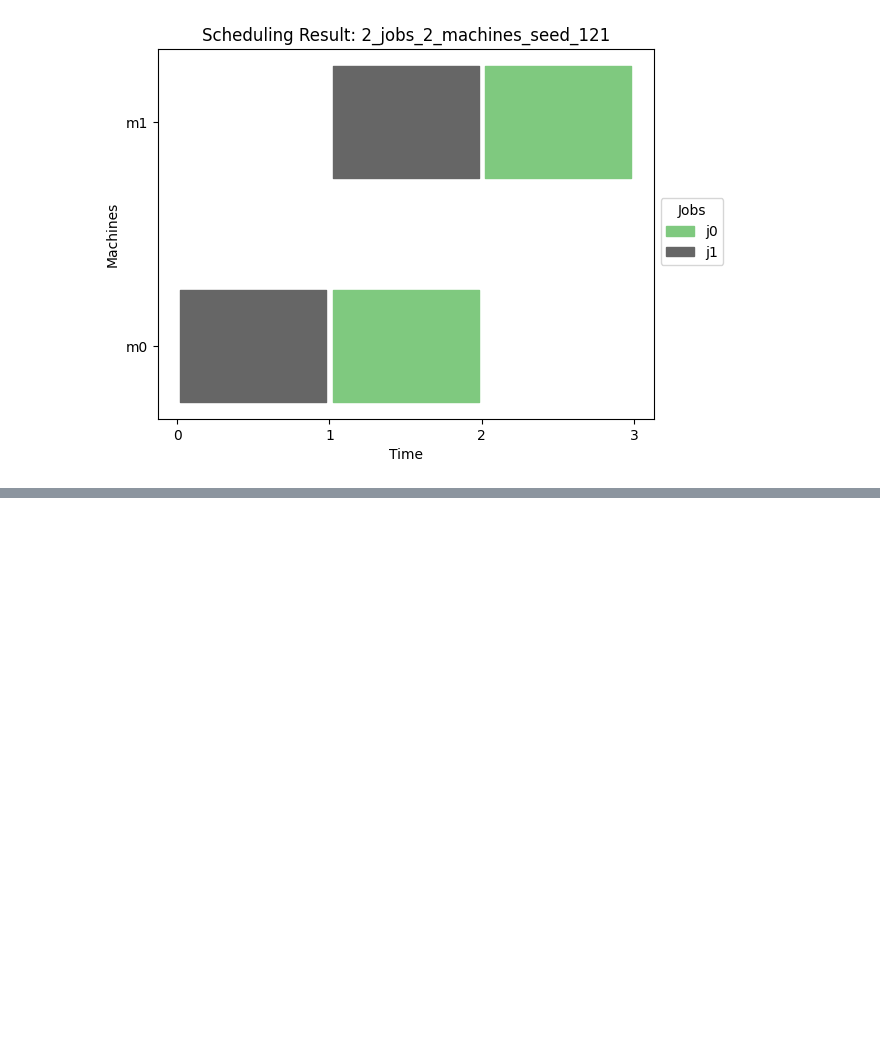
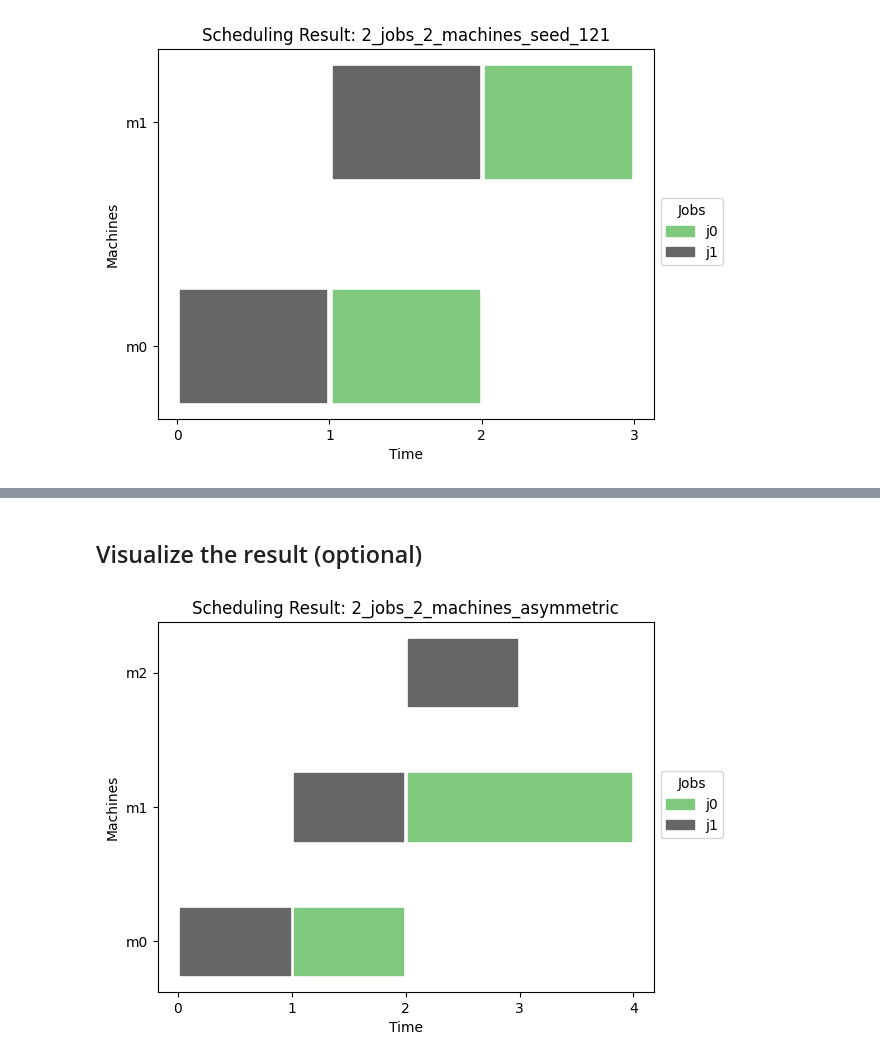
Before and after one commit to DLR-RB/QUEASARS, a Jupyter notebook: examples/evqe_jssp_small_examples.ipynb, the cells around one changed output, grey strips where cells are left out. Cells and saved outputs as stored; diff of their text form; code cells hidden in the pictures; blank space fills up the shorter version.

```diff
--- a/examples/evqe_jssp_small_examples.ipynb
+++ b/examples/evqe_jssp_small_examples.ipynb
@@ -191,0 +340,12 @@ for solution in solutions:
+# %%
+solutions = []
+for bitstring, probability in quasi_distribution.items():
+    if probability < 0.05:
+        continue
+
+    solution = encoder.translate_result_bitstring(bitstring=bitstring)
+
+    print("probability: ", probability, "is valid: ", solution.is_valid)
+    print(solution)
+    if solution.is_valid:
+        solutions.append(solution)
@@ -191,0 +372,9 @@ for solution in solutions:
+# %% [markdown]
+## Visualize the result (optional)
+# %%
+from queasars.job_shop_scheduling.visualization import plot_jssp_problem_solution_gantt
+
+for solution in solutions:
+    plot = plot_jssp_problem_solution_gantt(result=solution)
+# %% [output]
+[figure, added]
```
Also changed, not shown: parts of 19 cells of this notebook, 1 other file.
